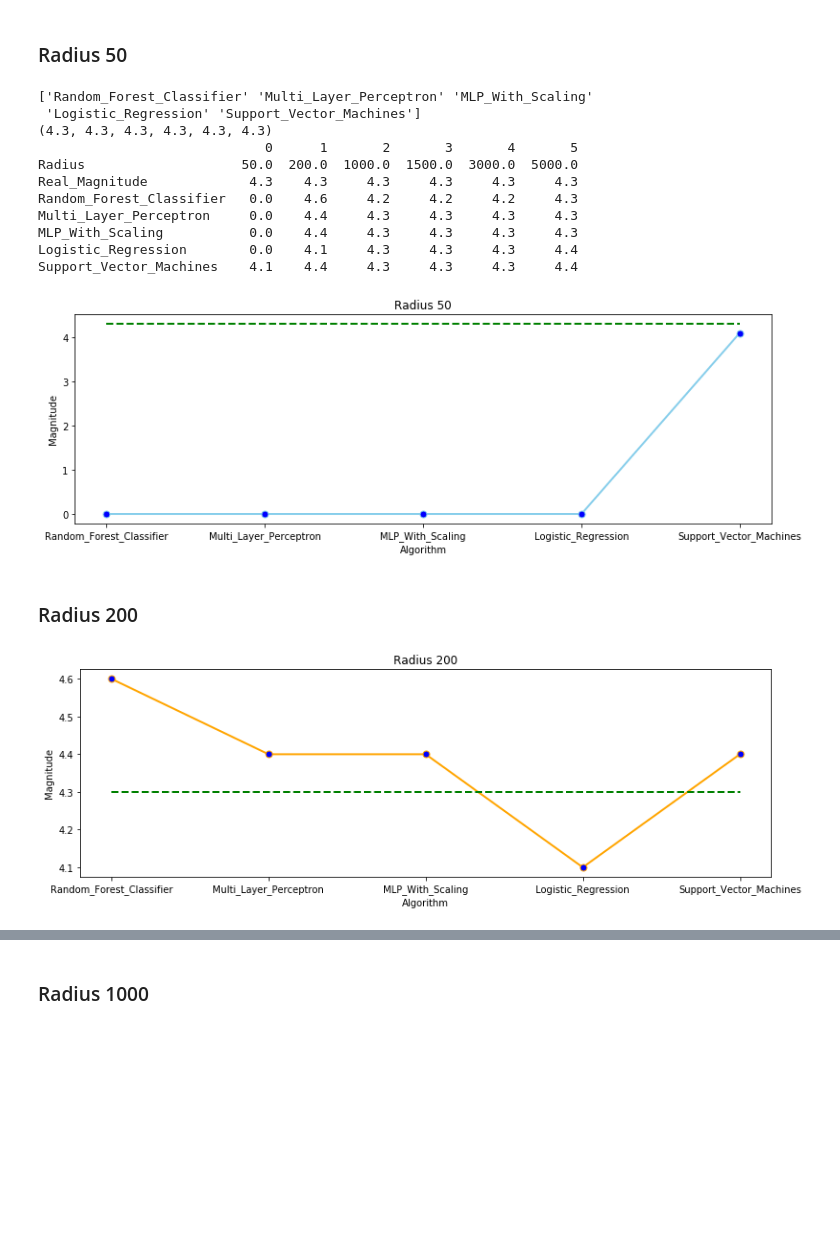
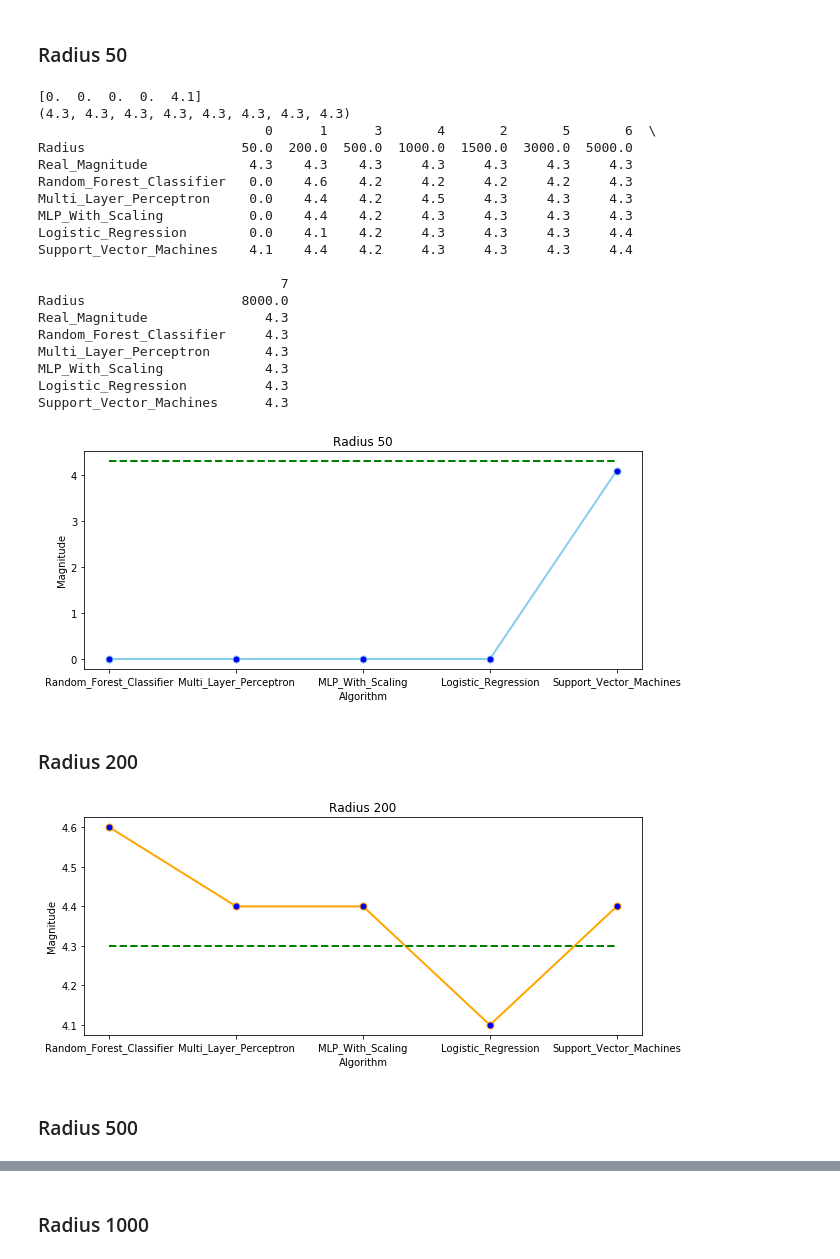
Before and after one commit to Patricia008/EarthquakesMLinJupyter, a Jupyter notebook: jupyter/Plots.ipynb, the cells around one changed output, grey strips where cells are left out. Drawn from its saved outputs; the diff is of its cells as text; code cells hidden in the pictures; blank space fills up the shorter version.

```diff
--- a/jupyter/Plots.ipynb
+++ b/jupyter/Plots.ipynb
@@ -5,6 +5,7 @@ import pandas as panda
 ## Read input data ##
 # %%
 inputData = panda.read_csv('predictions.csv')
+inputData = inputData.sort_values(by='Radius')
 # %% [markdown]
 ## Plots ##
 # %% [markdown]
@@ -77,40 +87,50 @@ Support_Vector_Machines    4.1    4.4     4.3     4.3     4.3     4.4
 ### Radius 50 ###
 # %%
 
-plt.figure(figsize=(13,4))
+plt.figure(figsize=(10,4))
 plt.title('Radius 50')
 plt.xlabel('Algorithm')
 plt.ylabel('Magnitude')
-print(inputData.keys()[2:].values)
+print(inputData_transposed[0][2:].values)
 print(tuple(inputData['Real_Magnitude']))
 print(inputData_transposed)
 plt.plot( inputData.keys()[2:].values, tuple(inputData_transposed[0][2:].values), data = inputData_transposed, marker='o', markerfacecolor='blue', markersize=7, color='skyblue', linewidth=2)
-plt.plot( inputData.keys()[2:].values, tuple(inputData['Real_Magnitude'])[1:], data = inputData_transposed, linestyle='dashed', color='green', linewidth=2)
+plt.plot( inputData.keys()[2:].values, tuple(inputData['Real_Magnitude'])[3:], data = inputData_transposed, linestyle='dashed', color='green', linewidth=2)
 
 plt.show()
 # %% [output]
-['Random_Forest_Classifier' 'Multi_Layer_Perceptron' 'MLP_With_Scaling'
- 'Logistic_Regression' 'Support_Vector_Machines']
-(4.3, 4.3, 4.3, 4.3, 4.3, 4.3)
-                             0      1       2       3       4       5
-Radius                    50.0  200.0  1000.0  1500.0  3000.0  5000.0
-Real_Magnitude             4.3    4.3     4.3     4.3     4.3     4.3
-Random_Forest_Classifier   0.0    4.6     4.2     4.2     4.2     4.3
-Multi_Layer_Perceptron     0.0    4.4     4.3     4.3     4.3     4.3
-MLP_With_Scaling           0.0    4.4     4.3     4.3     4.3     4.3
-Logistic_Regression        0.0    4.1     4.3     4.3     4.3     4.4
-Support_Vector_Machines    4.1    4.4     4.3     4.3     4.3     4.4
+[0.  0.  0.  0.  4.1]
+(4.3, 4.3, 4.3, 4.3, 4.3, 4.3, 4.3, 4.3)
+                             0      1      3       4       2       5       6  \
+Radius                    50.0  200.0  500.0  1000.0  1500.0  3000.0  5000.0
+Real_Magnitude             4.3    4.3    4.3     4.3     4.3     4.3     4.3
+Random_Forest_Classifier   0.0    4.6    4.2     4.2     4.2     4.2     4.3
+Multi_Layer_Perceptron     0.0    4.4    4.2     4.5     4.3     4.3     4.3
+MLP_With_Scaling           0.0    4.4    4.2     4.3     4.3     4.3     4.3
+Logistic_Regression        0.0    4.1    4.2     4.3     4.3     4.3     4.4
+Support_Vector_Machines    4.1    4.4    4.2     4.3     4.3     4.3     4.4
+
+                               7
+Radius                    8000.0
+Real_Magnitude               4.3
+Random_Forest_Classifier     4.3
+Multi_Layer_Perceptron       4.3
+MLP_With_Scaling             4.3
+Logistic_Regression          4.3
+Support_Vector_Machines      4.3
-[figure, old version]
+[figure, new version]
 # %% [markdown]
 ### Radius 200 ###
 # %%
-plt.figure(figsize=(13,4))
+plt.figure(figsize=(10,4))
 plt.title('Radius 200')
 plt.xlabel('Algorithm')
 plt.ylabel('Magnitude')
 plt.plot( inputData.keys()[2:].values, tuple(inputData_transposed[1][2:].values), data = inputData_transposed, marker='o', markerfacecolor='blue', markersize=7, color='orange', linewidth=2)
-plt.plot( inputData.keys()[2:].values, tuple(inputData['Real_Magnitude'])[1:], data = inputData_transposed, linestyle='dashed', color='green', linewidth=2)
+plt.plot( inputData.keys()[2:].values, tuple(inputData['Real_Magnitude'])[3:], data = inputData_transposed, linestyle='dashed', color='green', linewidth=2)
 
 plt.show()
 # %% [output]
-[figure, old version]
+[figure, new version]
+# %% [markdown]
+### Radius 500 ###
```
Also changed, not shown: parts of 13 cells of this notebook, 19 other files.
